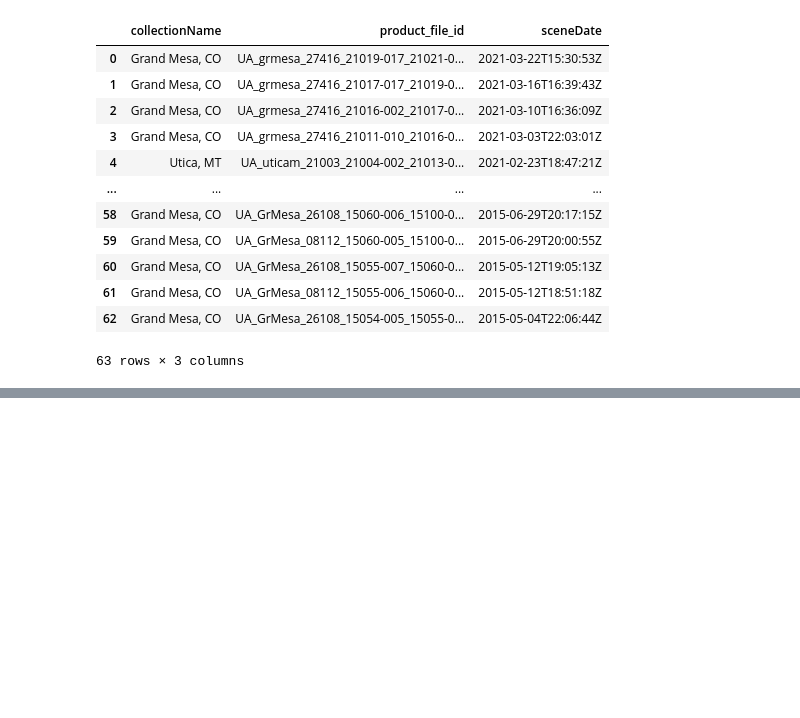
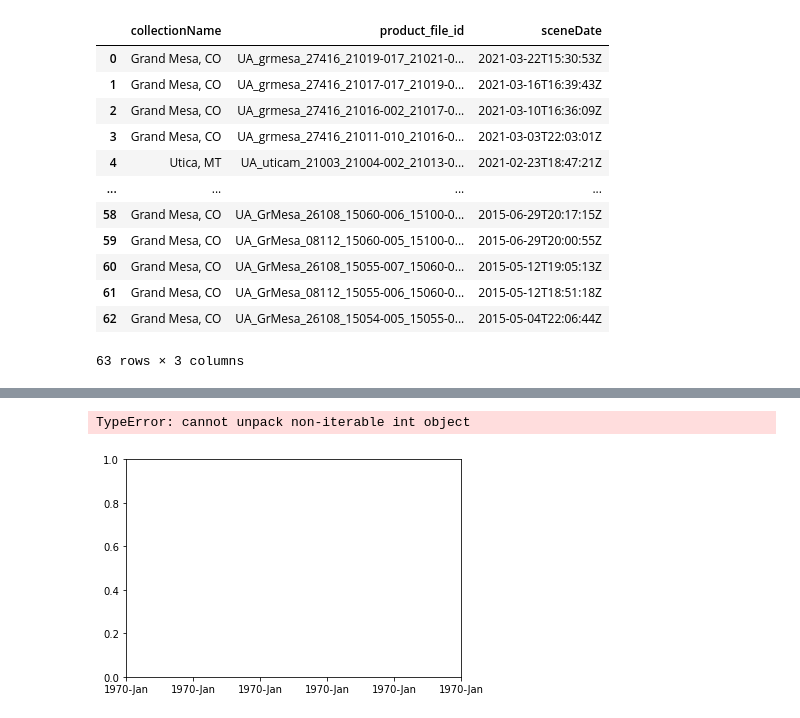
Before and after one commit to snowex-hackweek/uavsar, a Jupyter notebook: snotel_stuff/Ap_MMc_SNOTEL-2.ipynb, the cells around one changed output, grey strips where cells are left out. Saved outputs shown, nothing was run; the diff lists cells and outputs as text; code cells hidden in the pictures; blank space fills up the shorter version.

Commit message:
trying groupby

```diff
--- a/snotel_stuff/Ap_MMc_SNOTEL-2.ipynb
+++ b/snotel_stuff/Ap_MMc_SNOTEL-2.ipynb
@@ -212,0 +204,8 @@ values_df.value
+# %%
+# (.max() and .min() return the same df because there's only one daily depth
+# asocciated with each date I just have to call a method in order to get a pandas object)
+
+# WE SHOULD BE ABLE TO USE THIS TO PULL DEPTHS FOR START/END DATES AND ADD A DEPTH DIFFERENCE COLUMN
+# I AM JUST TOO TIRED TO FIGURE OUT HOW YET
+dailydepth = depths.groupby(['date_time_utc', 'sitecode'])[['depth']].max()
+dailydepth
@@ -212,0 +227,15 @@ values_df.value
+# %%
+# should plot a timeseries
+# throws a TypeError instead
+fig1, ax1 = plt.subplots()
+date_form = DateFormatter('%Y-%b')
+ax1.xaxis.set_major_formatter(date_form)
+
+for site, anarray in dailydepth['depth']:
+    anarray.plot(ax=ax1,
+                 color=color_dict1[site],
+                 label=site)
+plt.legend(loc='center_left', bbox_to_anchor=(1, 0.5))
+# %% [output]
+TypeError: cannot unpack non-iterable int object
+[figure, added]
```
Also changed, not shown: parts of 13 cells of this notebook.
